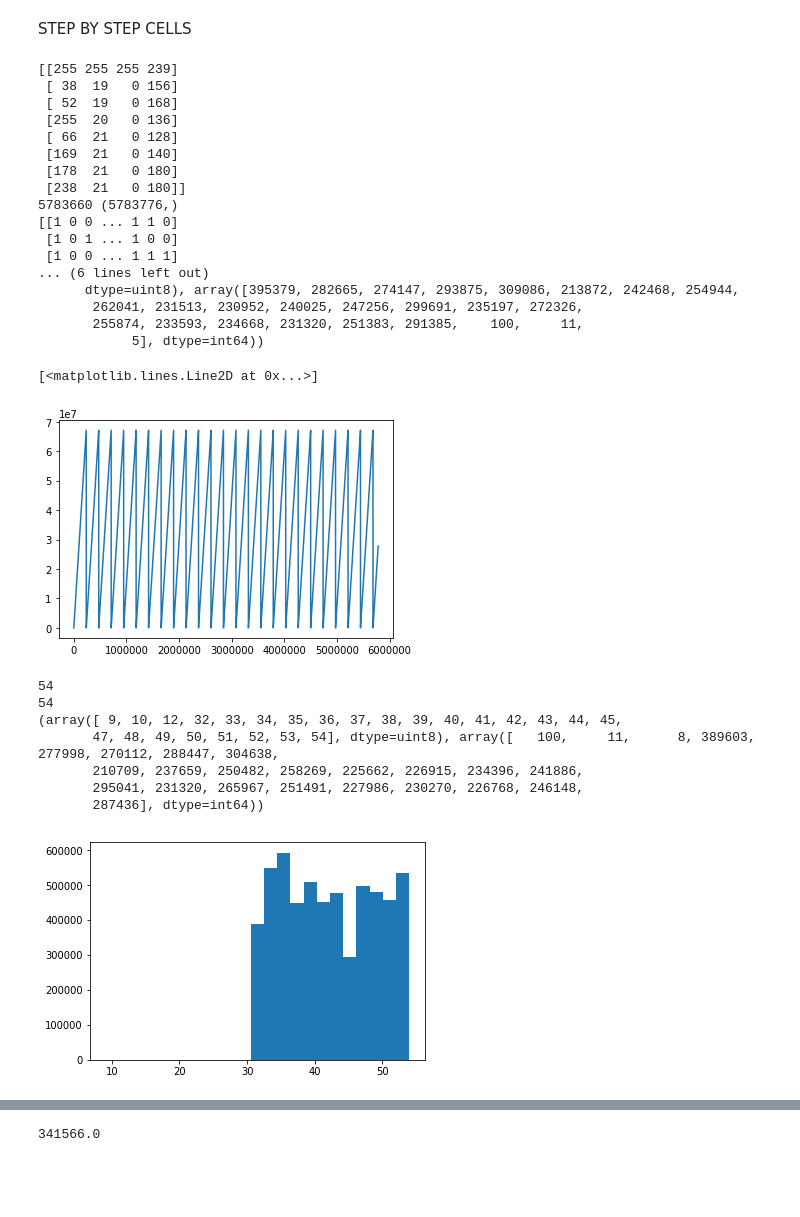
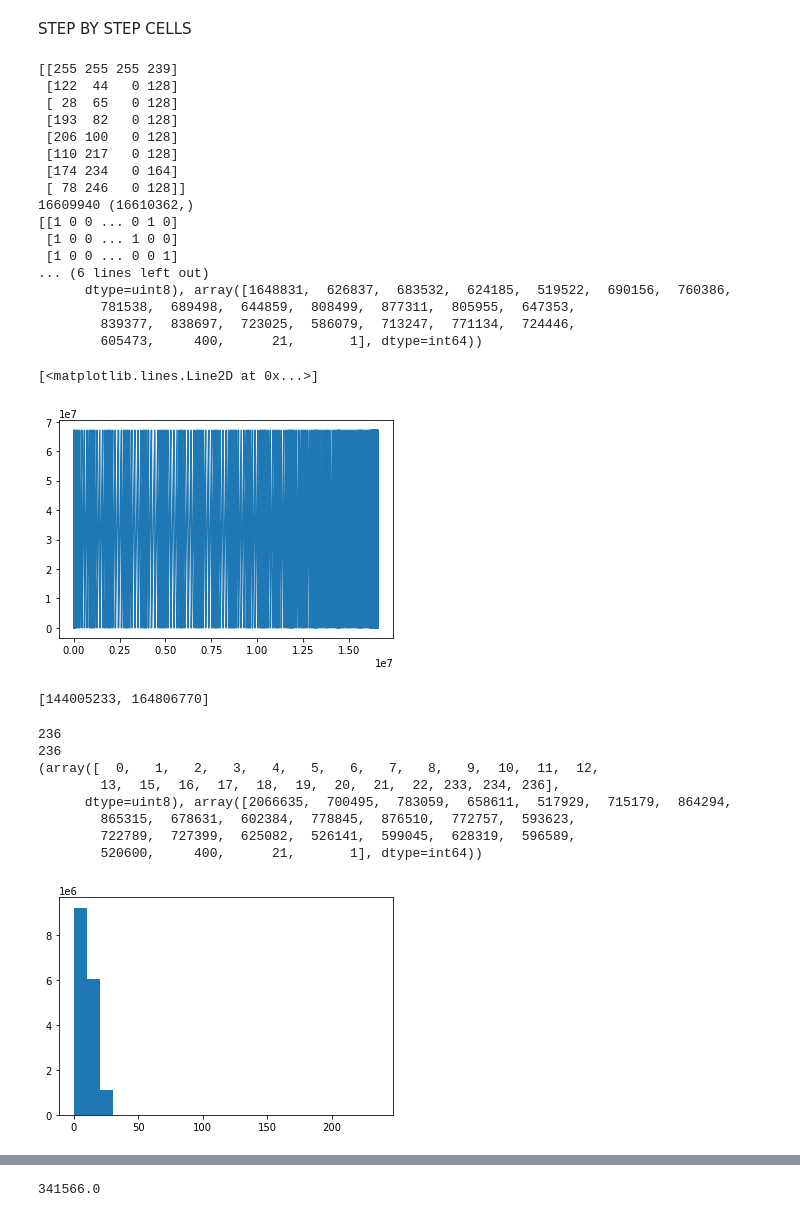
Before and after one commit to pawlowska/stage-control, a Jupyter notebook: SPAD TRIGGER TRANSLATOR VERSION 5.3.2020.ipynb, the cells around one changed output, grey strips where cells are left out. Drawn from its saved outputs; the diff is of its cells as text; code cells hidden in the pictures; blank space fills up the shorter version.

```diff
--- a/SPAD TRIGGER TRANSLATOR VERSION 5.3.2020.ipynb
+++ b/SPAD TRIGGER TRANSLATOR VERSION 5.3.2020.ipynb
@@ -312,45 +327,45 @@ STEP BY STEP CELLS
 # %%
 import numpy as np
 import matplotlib.pyplot as plt
 import joblib
-data_folder = "./data/NANOspad/2020.03/11/"
-filename = "trigger_test_11_3_3"
+data_folder = "./data/NANOspad/2020.07/"
+filename = "0.15uw_20Mhz_15_07_2020_v1"
 
 #fh = open(data_folder+filename, "rb")
 fh =np.fromfile(data_folder+filename,dtype =np.uint8)
 
 fh1= np.array(fh.reshape(-1,4))
 print(fh1[:8,:])
 fh2 = np.array(np.fliplr(fh1))
 fh3 = np.unpackbits(fh2[1:-1,:]).reshape(-1,32)
 trig = np.array(fh3[:,0])
 addr = np.array(np.fliplr(fh3[:,0:6]))
 timestamp = np.array(np.fliplr(fh3[:,6:]))
 val_addr = np.packbits(addr,axis=1,bitorder='little')-32
 val_timestamp = np.packbits(timestamp,axis=1,bitorder='little')
 val_timestamps = val_timestamp[:,0]+2**8*val_timestamp[:,1]+2**16*val_timestamp[:,2]+\
                 2**24*val_timestamp[:,3]
 print(sum(trig),trig.shape)
 print(fh3)
 print(np.unique(val_addr, return_counts=True))
 plt.plot(val_timestamps)
 # %% [output]
 [[255 255 255 239]
- [ 38  19   0 156]
- [ 52  19   0 168]
- [255  20   0 136]
- [ 66  21   0 128]
- [169  21   0 140]
- [178  21   0 180]
- [238  21   0 180]]
-5783660 (5783776,)
-[[1 0 0 ... 1 1 0]
- [1 0 1 ... 1 0 0]
- [1 0 0 ... 1 1 1]
+ [122  44   0 128]
+ [ 28  65   0 128]
+ [193  82   0 128]
+ [206 100   0 128]
+ [110 217   0 128]
+ [174 234   0 164]
+ [ 78 246   0 128]]
+16609940 (16610362,)
+[[1 0 0 ... 0 1 0]
+ [1 0 0 ... 1 0 0]
+ [1 0 0 ... 0 0 1]
 ... (6 lines left out)
-      dtype=uint8), array([395379, 282665, 274147, 293875, 309086, 213872, 242468, 254944,
-       262041, 231513, 230952, 240025, 247256, 299691, 235197, 272326,
-       255874, 233593, 234668, 231320, 251383, 291385,    100,     11,
-            5], dtype=int64))
+      dtype=uint8), array([1648831,  626837,  683532,  624185,  519522,  690156,  760386,
+        781538,  689498,  644859,  808499,  877311,  805955,  647353,
+        839377,  838697,  723025,  586079,  713247,  771134,  724446,
+        605473,     400,      21,       1], dtype=int64))
 [<matplotlib.lines.Line2D at 0x...>]
-[figure, old version]
+[figure, new version]
@@ -359,3 +374,7 @@ primt()
+# %%
+indices
+# %% [output]
+[144005233, 164806770]
 # %%
 # histogram of channels (chan:0-22-detectors, 30-pixel trigger,31)
 
@@ -367,12 +386,13 @@ plt.plot()
 counts_detec = np.unique(val_addr, return_counts=True)[1]
 print(np.unique(val_addr, return_counts=True))
 # %% [output]
-54
-54
-(array([ 9, 10, 12, 32, 33, 34, 35, 36, 37, 38, 39, 40, 41, 42, 43, 44, 45,
-       47, 48, 49, 50, 51, 52, 53, 54], dtype=uint8), array([   100,     11,      8, 389603, 277998, 270112, 288447, 304638,
-       210709, 237659, 250482, 258269, 225662, 226915, 234396, 241886,
-       295041, 231320, 265967, 251491, 227986, 230270, 226768, 246148,
-       287436], dtype=int64))
+236
+236
+(array([  0,   1,   2,   3,   4,   5,   6,   7,   8,   9,  10,  11,  12,
+        13,  15,  16,  17,  18,  19,  20,  21,  22, 233, 234, 236],
+      dtype=uint8), array([2066635,  700495,  783059,  658611,  517929,  715179,  864294,
+        865315,  678631,  602384,  778845,  876510,  772757,  593623,
+        722789,  727399,  625082,  526141,  599045,  628319,  596589,
+        520600,     400,      21,       1], dtype=int64))
-[figure, old version]
+[figure, new version]
 # %%
```
Also changed, not shown: parts of 7 cells of this notebook, 12 other files.
